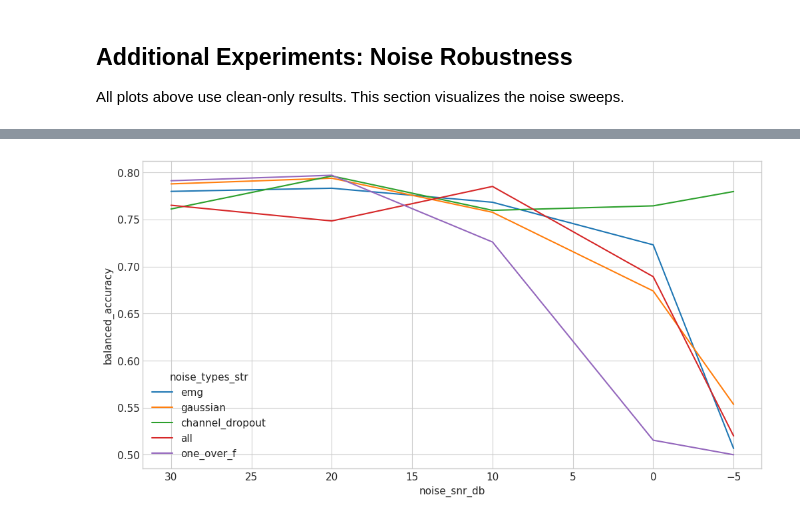
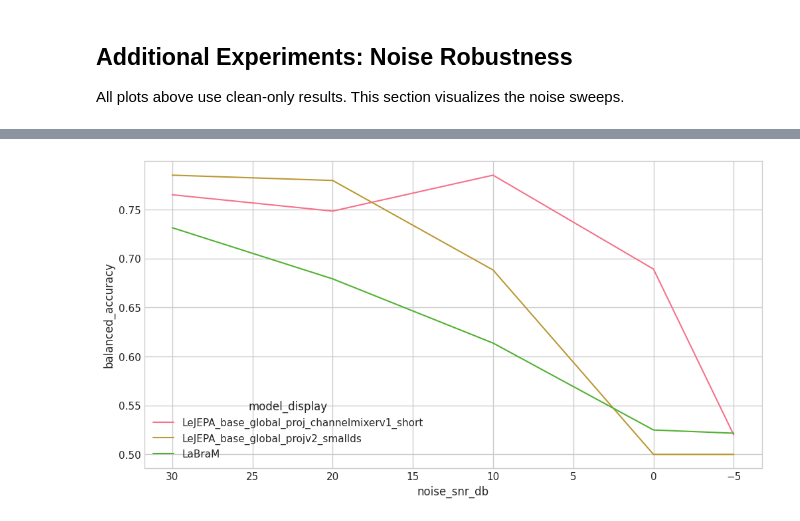
Before and after one commit to uddhavp22/EEG-Bench-vICMl, a Jupyter notebook: analyze_results.ipynb, the cells around one changed output, grey strips where cells are left out. Drawn from its saved outputs; the diff is of its cells as text; code cells hidden in the pictures.

```diff
--- a/analyze_results.ipynb
+++ b/analyze_results.ipynb
@@ -145,7 +145,7 @@ def load_results(results_dir="results/raw"):
             timestamp = data.get("timestamp", "")
             data_stats = data.get("data_stats", {})
             ckpt_id = data.get("checkpoint_id", {})
-            step = None
+            step = 'None'
             result_prefix = data.get("result_prefix", "").replace('lejepa', '')
             if ckpt_id:
                 step = int(ckpt_id.split('step_')[-1]) if 'last' not in ckpt_id else ckpt_id
@@ -202,6 +202,11 @@ def load_results(results_dir="results/raw"):
 
 # Load results (clean + noise-aware)
 df_all = load_results("results/raw")
+# df_labram = load_results('results/labr')
+df_labram = pd.read_csv('results/labram_results_all.csv')
+df_labram['noise_types'] = df_labram['noise_types'].apply(lambda x: eval(x))
+
+df_all = pd.concat([df_all, df_labram])
 
 df_clean = df_all.copy()
 df_noise = df_all.iloc[0:0].copy()
@@ -727,0 +682,5 @@ noise_to_plot['noise_types_str'] = noise_to_plot['noise_types_str'].replace('gau
+# %%
+noise_to_plot  = df_for_noiseplot[~df_for_noiseplot["is_clean"]].sort_values("noise_snr_db", ascending=False)
+noise_to_plot['noise_types_str'] = noise_to_plot['noise_types_str'].fillna(noise_to_plot['noise_types'])
+noise_to_plot['noise_types_str'] = noise_to_plot['noise_types_str'].replace('gaussian+one_over_f+emg+channel_dropout', 'all')
+noise_to_plot['model_display'] = noise_to_plot['model_display'].str.split('_noise').apply(lambda x: x[0])
@@ -728,5 +707,5 @@ noise_to_plot['noise_types_str'] = noise_to_plot['noise_types_str'].replace('gau
 # %%
-sns.lineplot(data=noise_to_plot, x='noise_snr_db', y='balanced_accuracy', hue='noise_types_str',markers=True, dashes=False)
+sns.lineplot(data=noise_to_plot[noise_to_plot['noise_types_str'] == 'all'], x='noise_snr_db', y='balanced_accuracy', hue='model_display', markers=True, dashes=False)
 plt.gca().invert_xaxis()  # Higher noise to the right visually (optional)
 # %% [output]
-[figure, old version]
+[figure, new version]
```
Also changed, not shown: parts of 21 cells of this notebook, 6 other files.
